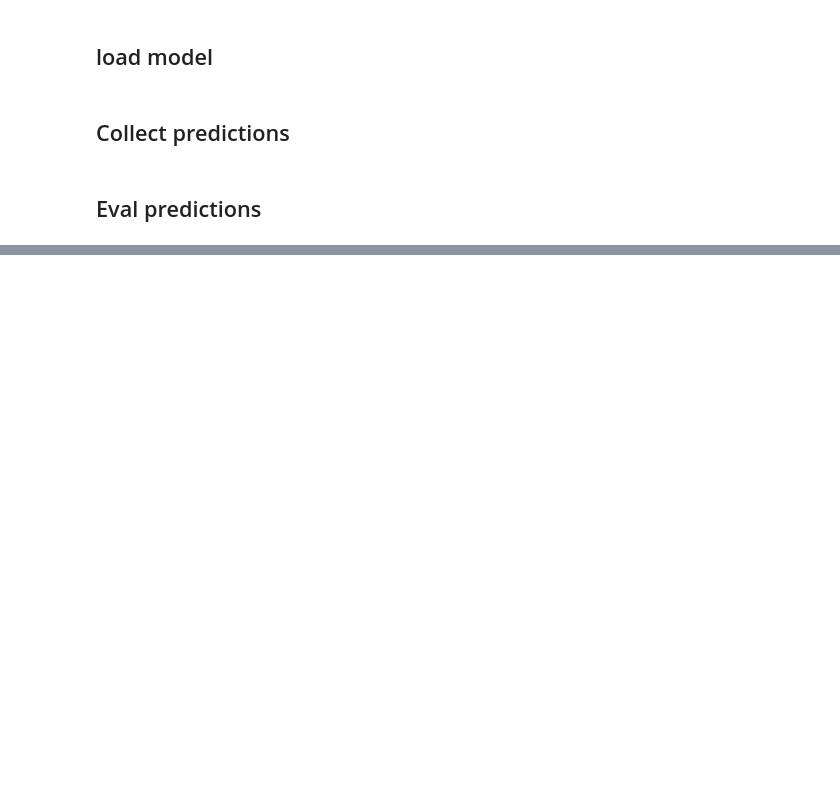
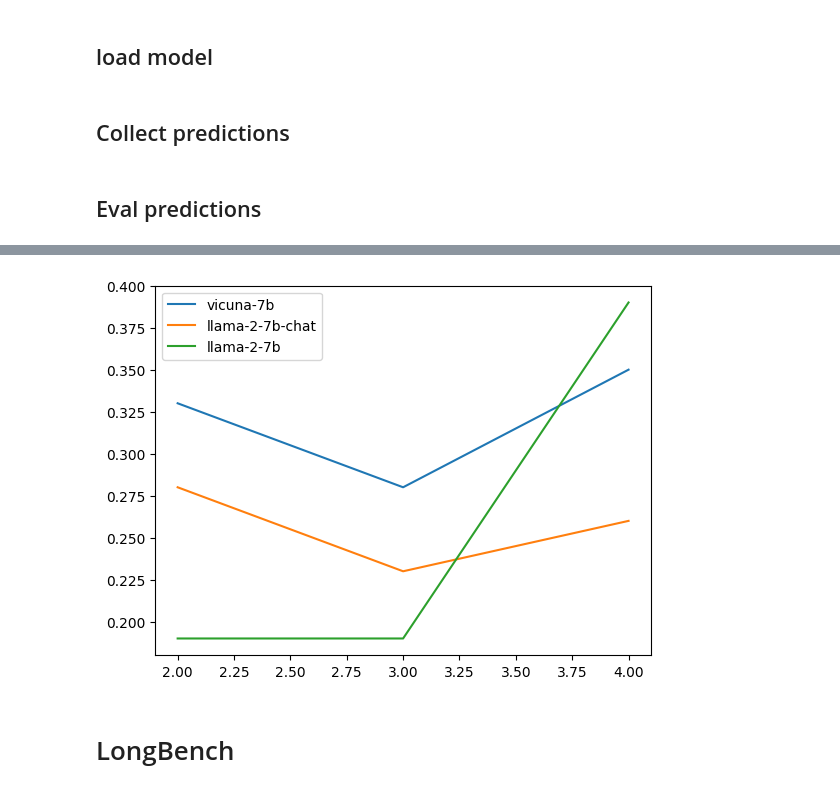
Before and after one commit to ZhuKerui/LongDoc, a Jupyter notebook: test_llama.ipynb, the cells around one changed output, grey strips where cells are left out. Drawn from its saved outputs; the diff is of its cells as text; code cells hidden in the pictures; blank space fills up the shorter version.

```diff
--- a/test_llama.ipynb
+++ b/test_llama.ipynb
@@ -224,0 +262,12 @@ for (_, metric_name) in METRICS:
+# %%
+p = {
+    "vicuna-7b": [0.21, 0.33, 0.28, 0.35],
+    # "vicuna-7b-16k": [0.17, 0.41, 0.3, 0.34],
+    # "llama-2-7b-32k": [0.16, 0.29, 0.34, 0.55],
+    # "llama-2-7b-32k-instruct": [0.18, 0.58, 0.61, 0.59],
+    "llama-2-7b-chat": [0.17, 0.28, 0.23, 0.26],
+    "llama-2-7b": [0.19, 0.19, 0.19, 0.39],
+    # "llama-2-7b_re": [0.16, 0.07, 0.04, 0.14],
+    # "llama-2-7b-32k_re": [0.14, 0.33, 0.26, 0.5],
+    # "llama-2-7b-32k-instruct_re": [0.21, 0.47, 0.51, 0.53]
+}
@@ -224,0 +281,10 @@ for (_, metric_name) in METRICS:
+# %%
+x = [2,3,4]
+for label, y in p.items():
+    plt.plot(x, y[1:], label=label)
+plt.legend()
+plt.show()
+# %% [output]
+[figure, added]
+# %% [markdown]
+# LongBench
```
Also changed, not shown: parts of 12 cells of this notebook, 2 other files.
